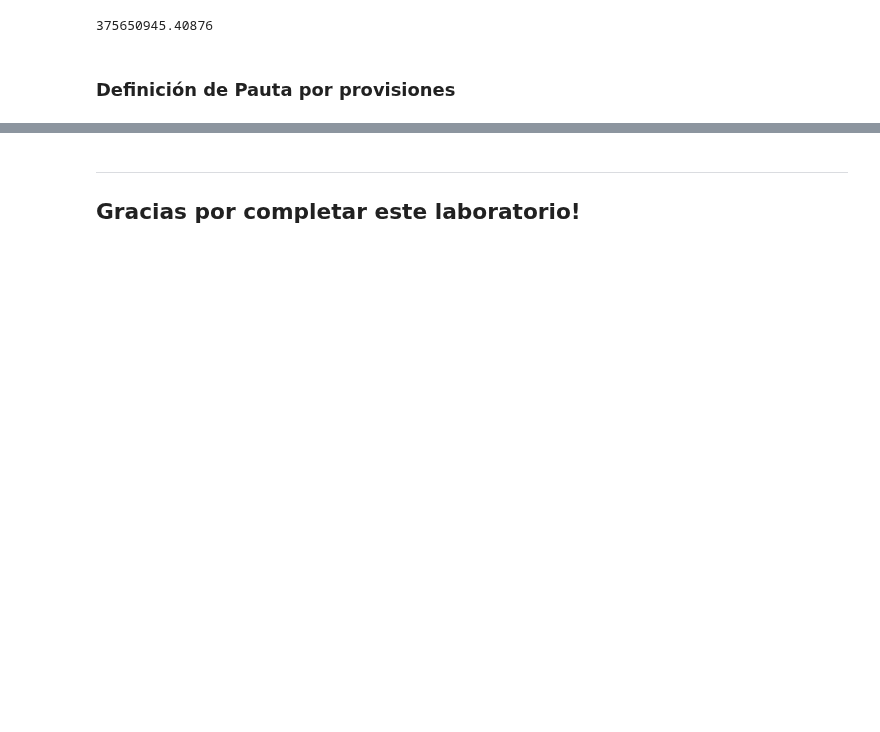
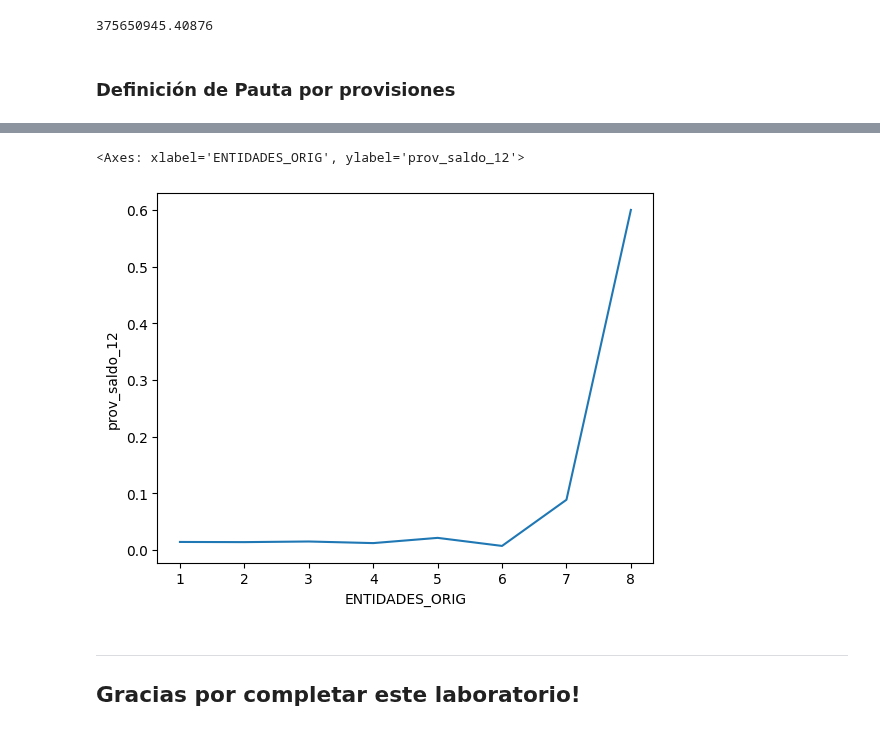
Before and after one commit to JCaballerot/Credit-Scoring, a Jupyter notebook: introduccion/calculo_provsal.ipynb, the cells around one changed output, grey strips where cells are left out. Saved outputs shown, nothing was run; the diff lists cells and outputs as text; code cells hidden in the pictures; blank space fills up the shorter version.

```diff
--- a/introduccion/calculo_provsal.ipynb
+++ b/introduccion/calculo_provsal.ipynb
@@ -59,3 +162,5 @@ sns.lineplot(data = res, x = 'MADURACION', y = 'Acumulacion_prov')
+# %%
+pddf_f = pd.merge(pddf, pddf_sec, on = ['ID', 'MES_COSECHA'], how = 'left')
 # %%
-res = pddf.groupby('NUMENTIDADES_6').aggregate({'MTOGASTOPROVISIONSOL': 'sum'}).reset_index()
+res = pddf_f.groupby('ENTIDADES_ORIG').aggregate({'MTOGASTOPROVISIONSOL': 'sum'}).reset_index()
 res
@@ -62,4 +177,4 @@ res
 # %%
-temp = pddf.loc[pddf.MADURACION == 0].groupby('NUMENTIDADES_6').aggregate({'ID': 'count',
+temp = pddf_f.loc[pddf_f.MADURACION == 0].groupby('ENTIDADES_ORIG').aggregate({'ID': 'count',
                                                                            'MTOPRINCIPALSOL': 'sum'}).reset_index()
-temp.head()
+temp.head(12)
@@ -66,3 +191,3 @@ temp.head()
 # %%
-dfRes = pd.merge(res, temp, on = 'NUMENTIDADES_6', how = 'left')
-dfRes.head()
+dfRes = pd.merge(res, temp, on = 'ENTIDADES_ORIG', how = 'left')
+dfRes.head(14)
@@ -72,3 +217,9 @@ dfRes
+# %%
+
+sns.lineplot(data = dfRes, x = 'ENTIDADES_ORIG', y = 'prov_saldo_12')
+# %% [output]
+<Axes: xlabel='ENTIDADES_ORIG', ylabel='prov_saldo_12'>
+[figure, added]
 # %% [markdown]
 ---
 ## Gracias por completar este laboratorio!
```
Also changed, not shown: parts of 15 cells of this notebook.
